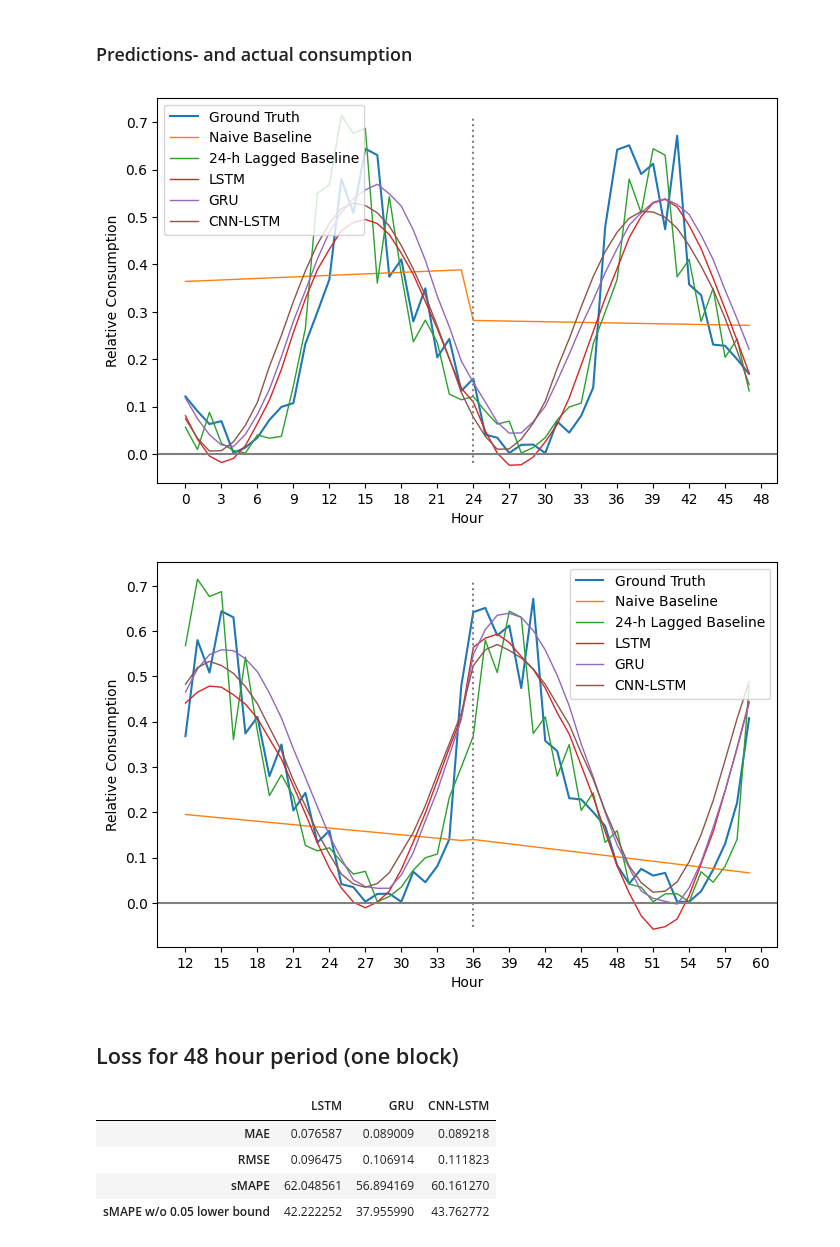
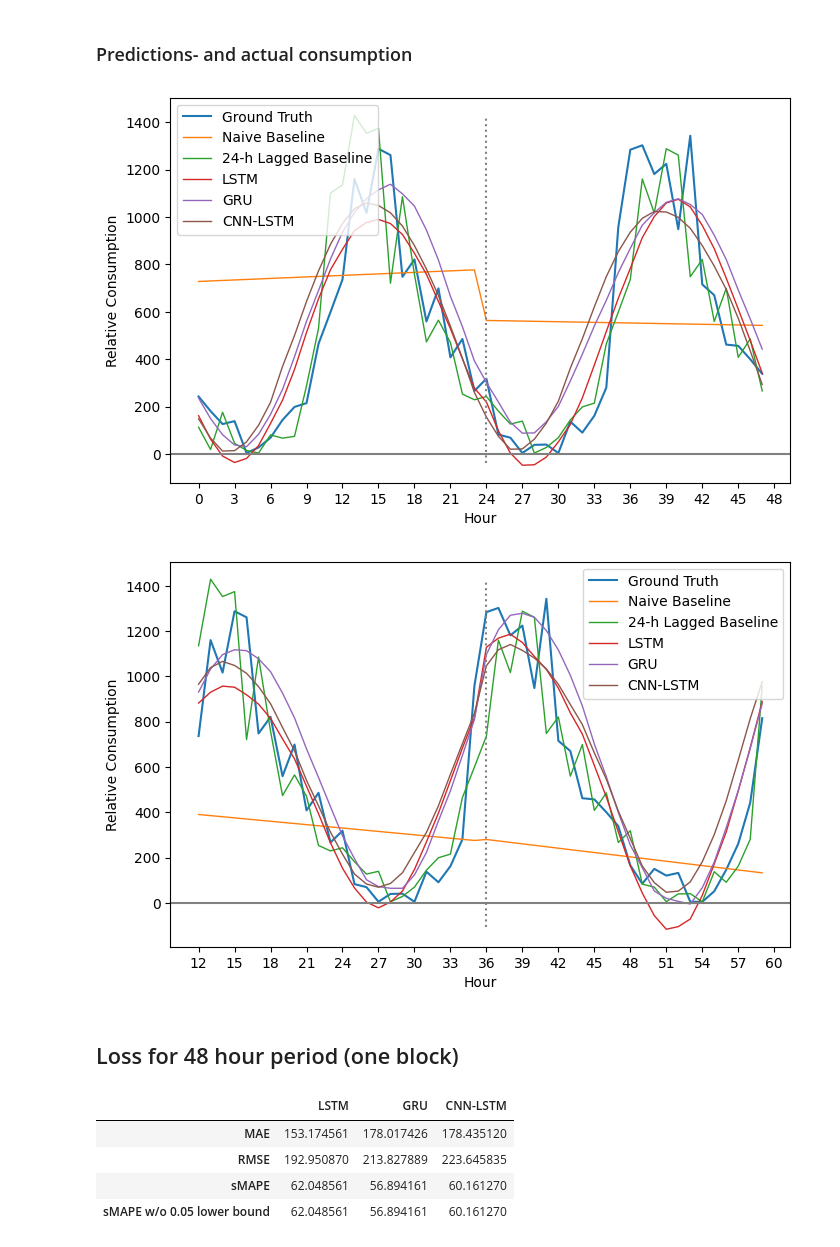
Before and after one commit to dat5-06/zap, a Jupyter notebook: core/notebooks/00/00_trefor_park.ipynb, the cells around one changed output. Drawn from its saved outputs; the diff is of its cells as text; code cells hidden in the pictures.

```diff
--- a/core/notebooks/00/00_trefor_park.ipynb
+++ b/core/notebooks/00/00_trefor_park.ipynb
@@ -62,7 +62,7 @@ Iterate all hyperparameter configuration to find the best one.
 For each of these, we do the full iteration of epochs (unless early stop occurs) with training and validation.
 Lastly, we run the test set on the given model to see how it performs using the metrics MAE, RMSE, and sMAPE.
 # %%
-_, _, _, _, x_test, y_test = cross_validation(
+_, _, _, _, x_test, y_test = split_data(
     lookback=lookback,
     horizon=horizon,
     train_days=train_days,
@@ -84,8 +84,9 @@ for item in x_test:
     coef = np.polyfit(x, item[:, -1], 1)
     regression_fn = np.poly1d(coef)
     naive_prediction.append(regression_fn(np.arange(24)))
+naive_prediction = denormalize_data(naive_prediction)
 
-lagged_prediction = [item[-24:, -1] for item in x_test]
+lagged_prediction = denormalize_data([item[-24:, -1] for item in x_test])
 
 # test each model
 for name, model in best_models.items():
@@ -101,7 +102,7 @@ for name, model in best_models.items():
         loss_function=loss_function,
         testing_loader=testing_loader,
     )
-    results[name] = predicted
+    results[name] = denormalize_data(predicted)
 # %% [markdown]
 In order to select the second best model we sort the results by lowest sMAPE.
 
@@ -112,29 +113,30 @@ $$\hat{y} > y: \text{lower loss} \\ \hat{y} < y: \text{greater loss}$$
 # %% [markdown]
 ### Predictions- and actual consumption
 # %%
+y_test = denormalize_data(y_test)
 plot_every_model(
     200,
     202,
     y_test,
     naive_prediction,
     lagged_prediction,
     *results.values(),
     f"{experiment_no:02}.svg",
 )
 
 plot_every_model(
     200,
     202,
     y_test,
     naive_prediction,
     lagged_prediction,
     *results.values(),
     f"{experiment_no:02}_12-offset.svg",
     12,
 )
 # %% [output]
-[figure, old version]
+[figure, new version]
-[figure, old version]
+[figure, new version]
 # %% [markdown]
 ## Loss for 48 hour period (one block)
 # %%
@@ -161,7 +163,7 @@ for name, block in models.items():
 pd.DataFrame(loss, index=["MAE", "RMSE", "sMAPE", "sMAPE w/o 0.05 lower bound"])
 # %% [output]
 |  | LSTM | GRU | CNN-LSTM |
-| MAE | 0.076587 | 0.089009 | 0.089218 |
-| RMSE | 0.096475 | 0.106914 | 0.111823 |
-| sMAPE | 62.048561 | 56.894169 | 60.161270 |
-| sMAPE w/o 0.05 lower bound | 42.222252 | 37.955990 | 43.762772 |
+| MAE | 153.174561 | 178.017426 | 178.435120 |
+| RMSE | 192.950870 | 213.827889 | 223.645835 |
+| sMAPE | 62.048561 | 56.894161 | 60.161270 |
+| sMAPE w/o 0.05 lower bound | 62.048561 | 56.894161 | 60.161270 |
```
Also changed, not shown: parts of 1 cell of this notebook, 31 other files.
